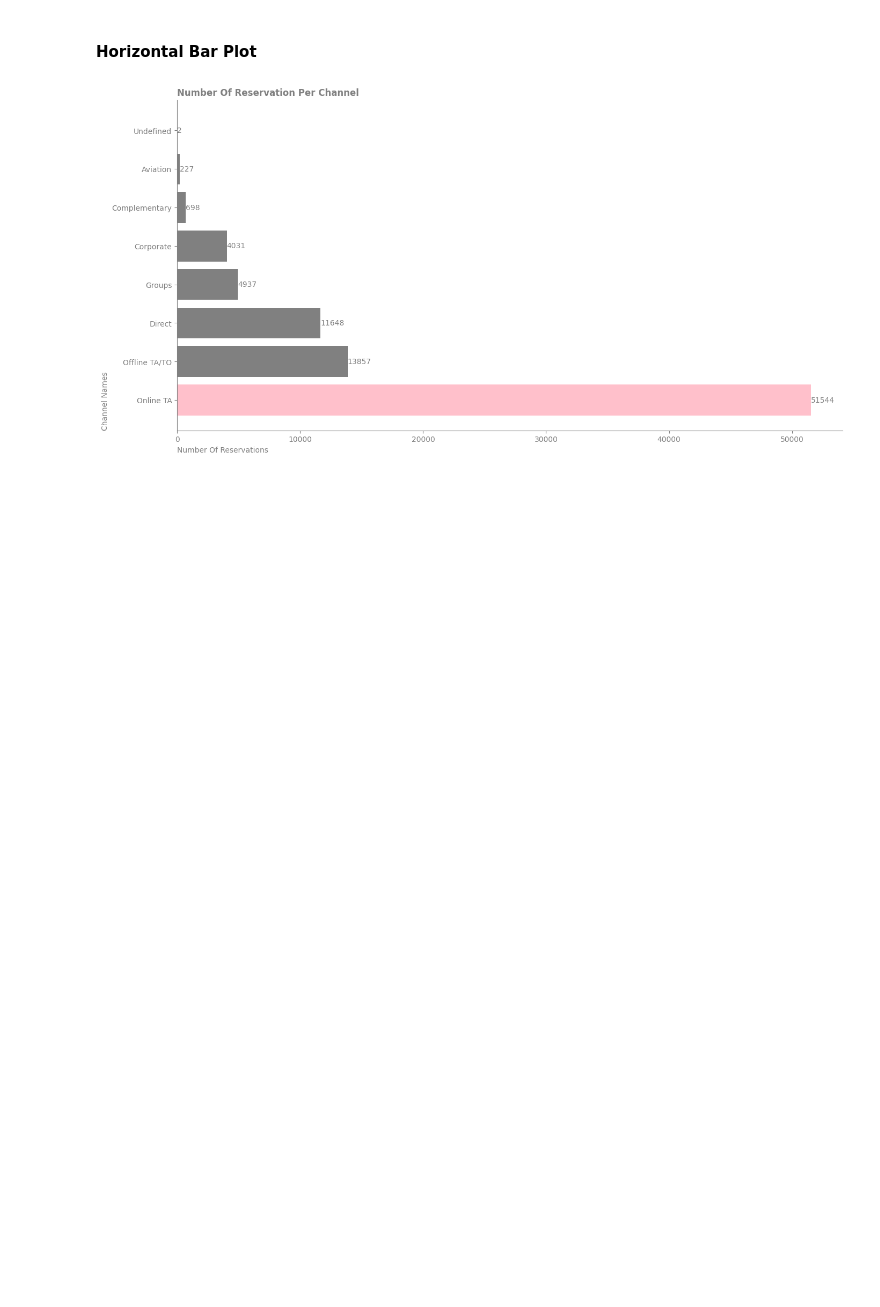
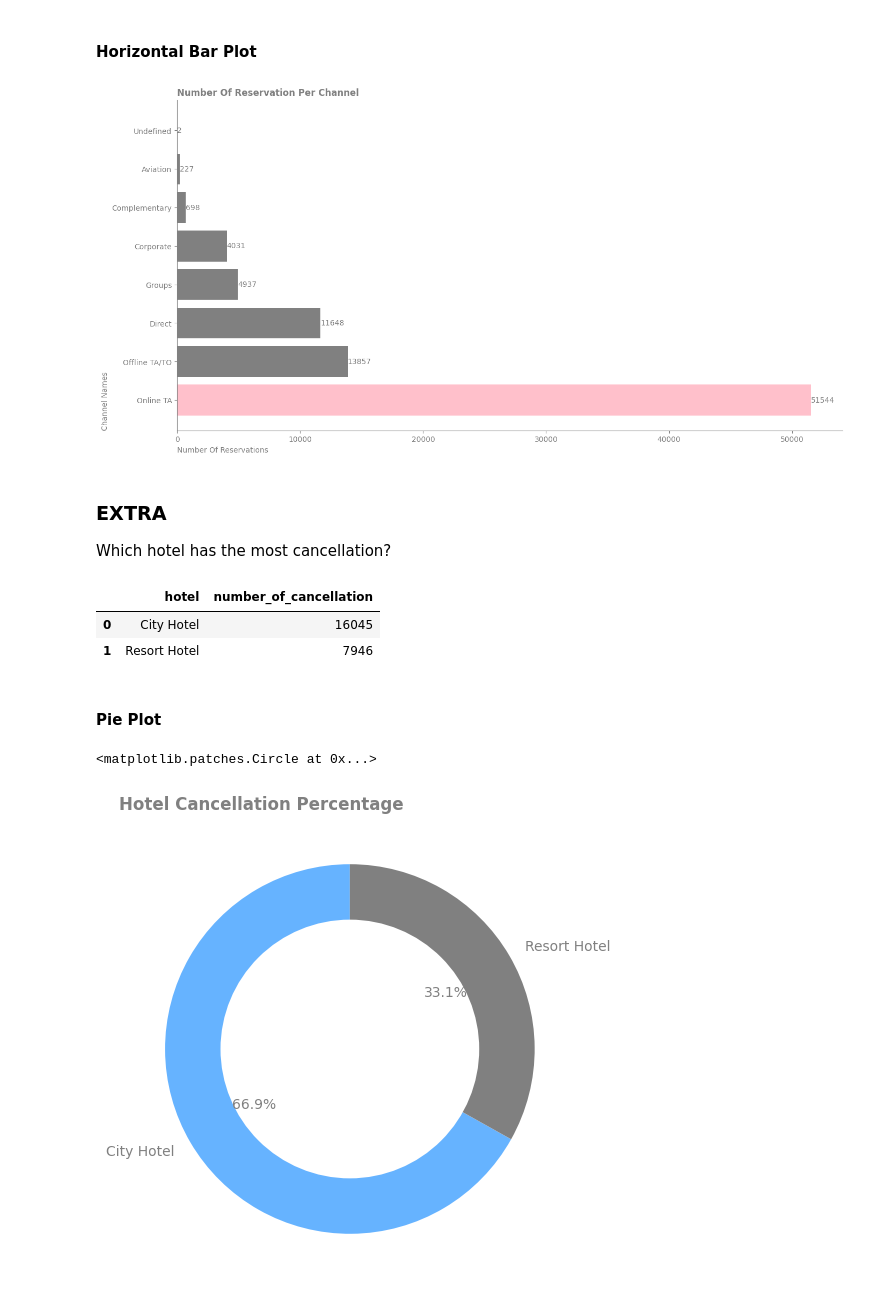
Before and after one commit to amin-eghbalian/hotel_data_analysis, a Jupyter notebook: hotel_dataset_analysis.ipynb, the cells around one changed output. Saved outputs shown, nothing was run; the diff lists cells and outputs as text; code cells hidden in the pictures; blank space fills up the shorter version.

```diff
--- a/hotel_dataset_analysis.ipynb
+++ b/hotel_dataset_analysis.ipynb
@@ -425,3 +425,27 @@ ax.tick_params(axis='y', colors='gray')
 plt.show()
 # %% [output]
 [figure]
+# %% [markdown]
+### EXTRA
+Which hotel has the most cancellation?
+# %%
+hotel_number_of_canceling = hotel_df.loc[hotel_df["is_canceled"] == 1][["hotel", "is_canceled"]].groupby("hotel").agg(
+    number_of_cancellation=("is_canceled","count")).reset_index()
+hotel_number_of_canceling
+# %% [output]
+|  | hotel | number_of_cancellation |
+| 0 | City Hotel | 16045 |
+| 1 | Resort Hotel | 7946 |
+# %% [markdown]
+#### Pie Plot
+# %%
+fig, ax = plt.subplots(figsize=(12, 6))
+colors = ['#66b3ff','gray']
+ax.pie(hotel_number_of_canceling["number_of_cancellation"], colors=colors,
+        startangle=90, labels=['City Hotel', 'Resort Hotel'], autopct='%1.1f%%',textprops=dict(color="gray"))
+ax.set_title("Hotel Cancellation Percentage", loc="left", color="gray", fontweight="bold")
+centre_circle = plt.Circle((0,0),0.70,fc='white')
+ax.add_artist(centre_circle)
+# %% [output]
+<matplotlib.patches.Circle at 0x...>
+[figure, added]
```
